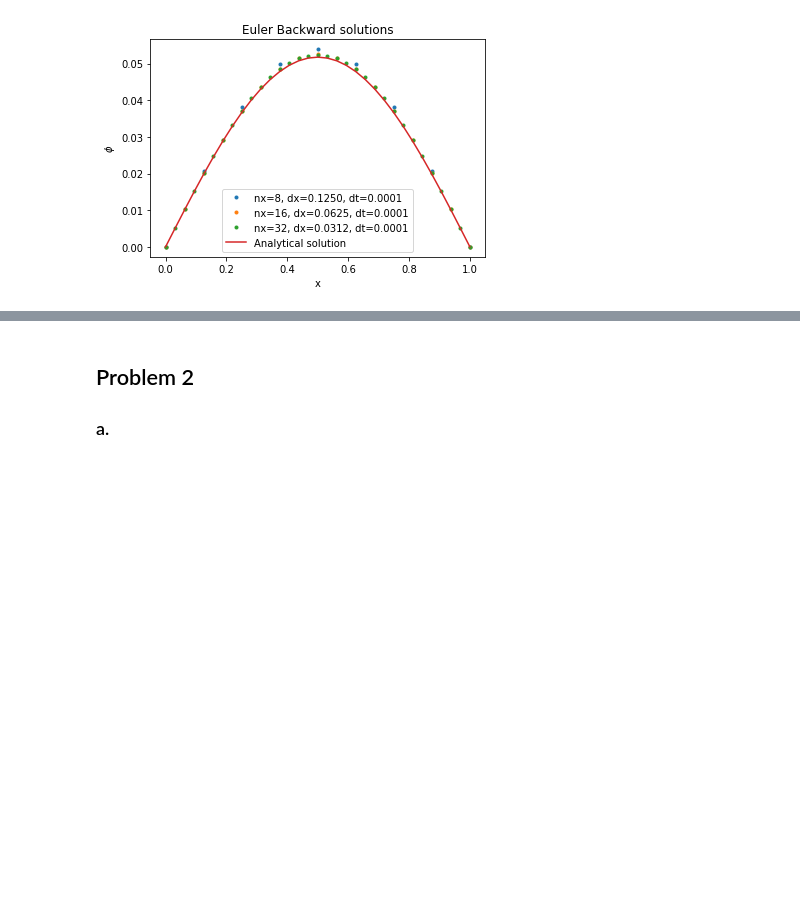
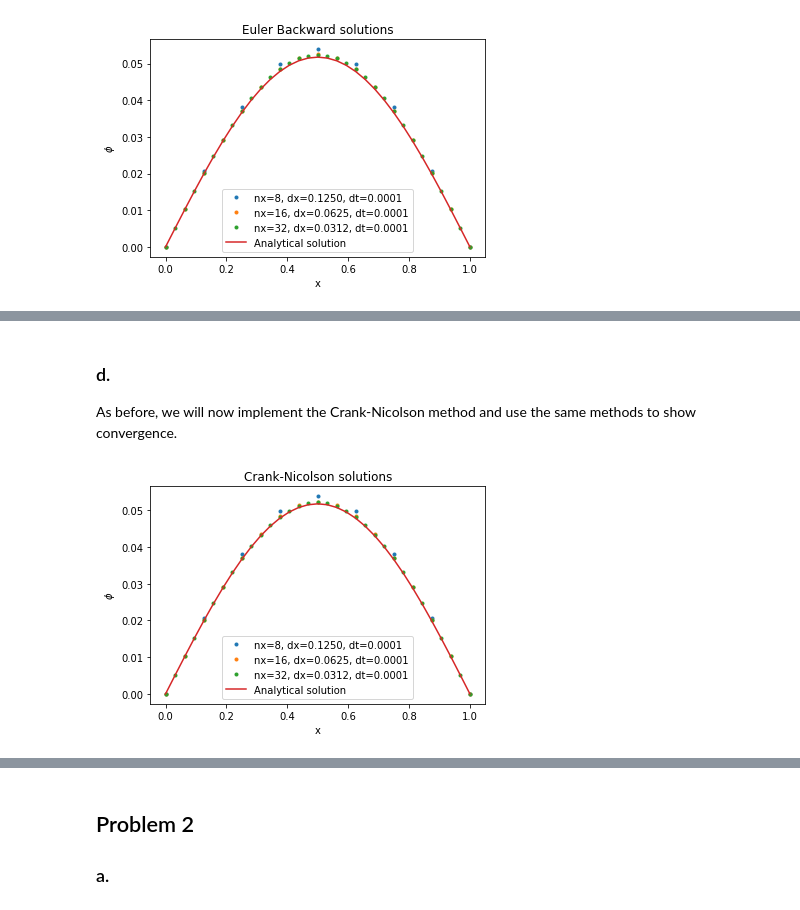
Before and after one commit to KevoSoftworks/mathematical_and_numerical_physics, a Jupyter notebook: hw1.ipynb, the cells around one changed output, grey strips where cells are left out. Drawn from its saved outputs; the diff is of its cells as text; code cells hidden in the pictures; blank space fills up the shorter version.

Commit message:
Add 1D Crank-Nicolson

```diff
--- a/hw1.ipynb
+++ b/hw1.ipynb
@@ -194,0 +197,20 @@ plt.title("Euler Backward solutions");
+# %% [markdown]
+### d.
+As before, we will now implement the Crank-Nicolson method and use the same methods to show convergence.
+# %%
+# Compute the solution for the various given grid steps
+nt = 10000
+for nx in steps:
+    cn = CrankNicolson1D(xbounds = x, tbounds = t, nx = nx, nt = nt, ic = ic, M = M, nx_as_interval=True)
+    cn.fullsolve()
+
+    plt.plot(cn.x, cn.solution, '.', label=f"nx={nx}, dx={cn.dx:.4f}, dt={cn.dt:.4f}")
+
+# Plot the results
+plt.plot(cn.x, ana(cn.x, t[1]), label="Analytical solution")
+plt.legend()
+plt.xlabel("x")
+plt.ylabel(r"$\phi$")
+plt.title("Crank-Nicolson solutions");
+# %% [output]
+[figure, added]
```
Also changed, not shown: parts of 2 cells of this notebook, 1 other file.
